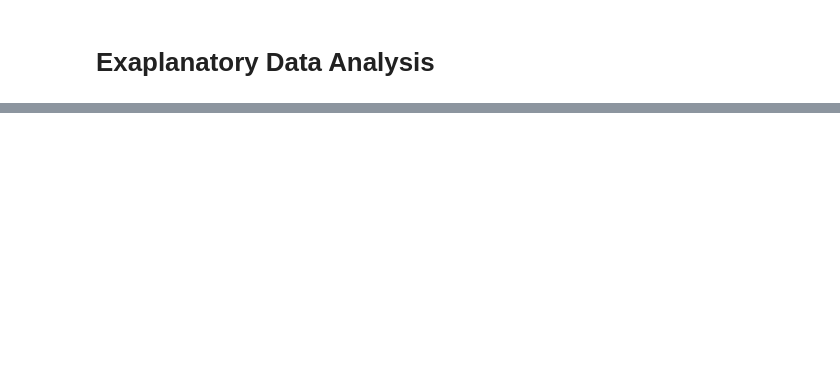
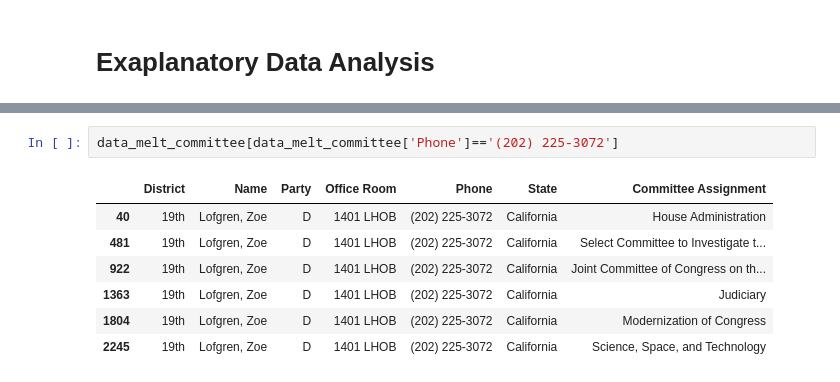
Before and after one commit to pedrosanhueza/Web-Scrape, a Jupyter notebook: US House of Representatives/Representatives - Code/Representatives 08-06-2022.ipynb, the cells around one changed output, grey strips where cells are left out. Cells and saved outputs as stored; diff of their text form; blank space fills up the shorter version.

```diff
--- a/US House of Representatives/Representatives - Code/Representatives 08-06-2022.ipynb
+++ b/US House of Representatives/Representatives - Code/Representatives 08-06-2022.ipynb
@@ -112,0 +134,10 @@ fig.update_xaxes(tickangle=-45)
+# %%
+data_melt_committee[data_melt_committee['Phone']=='(202) 225-3072']
+# %% [output]
+|  | District | Name | Party | Office Room | Phone | State | Committee Assignment |
+| 40 | 19th | Lofgren, Zoe | D | 1401 LHOB | (202) 225-3072 | California | House Administration |
+| 481 | 19th | Lofgren, Zoe | D | 1401 LHOB | (202) 225-3072 | California | Select Committee to Investigate t... |
+| 922 | 19th | Lofgren, Zoe | D | 1401 LHOB | (202) 225-3072 | California | Joint Committee of Congress on th... |
+| 1363 | 19th | Lofgren, Zoe | D | 1401 LHOB | (202) 225-3072 | California | Judiciary |
+| 1804 | 19th | Lofgren, Zoe | D | 1401 LHOB | (202) 225-3072 | California | Modernization of Congress |
+| 2245 | 19th | Lofgren, Zoe | D | 1401 LHOB | (202) 225-3072 | California | Science, Space, and Technology |
```
Also changed, not shown: parts of 7 cells of this notebook.
